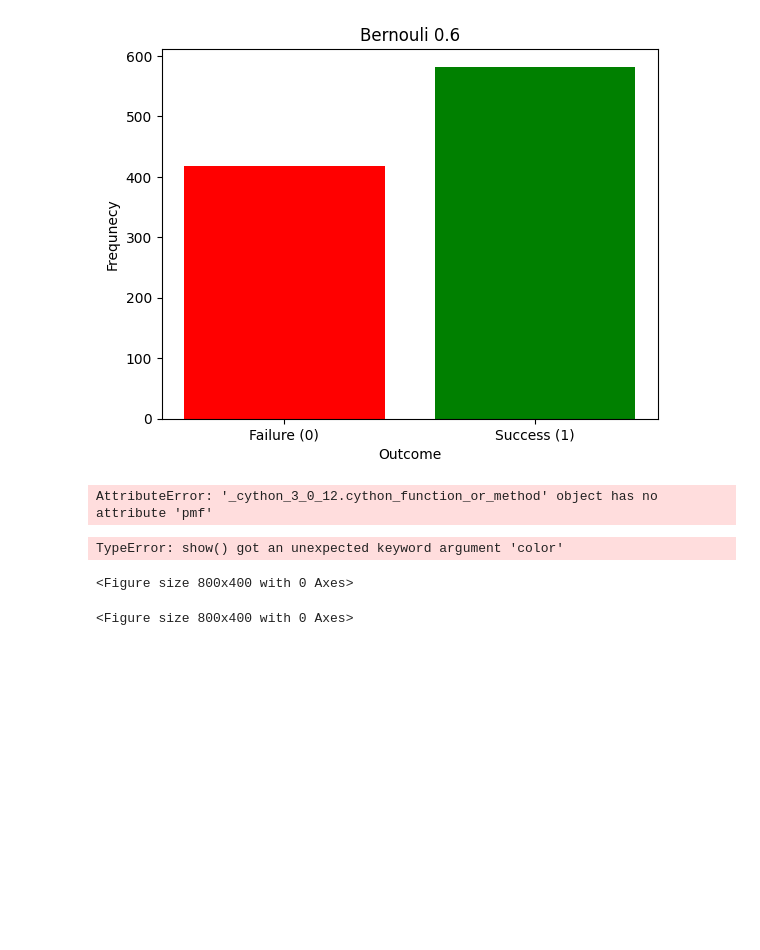
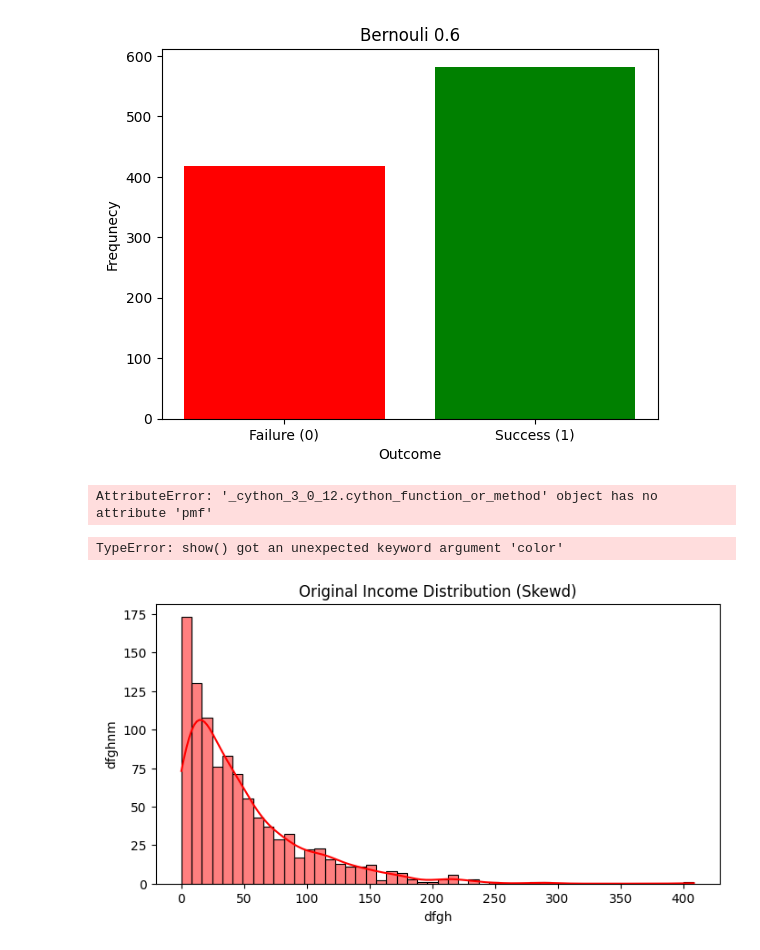
Before and after one commit to manivenkatasai9494/tekworks, a Jupyter notebook: stats/disyy.ipynb, the cells around one changed output. Drawn from its saved outputs; the diff is of its cells as text; code cells hidden in the pictures; blank space fills up the shorter version.

```diff
--- a/stats/disyy.ipynb
+++ b/stats/disyy.ipynb
@@ -63,8 +63,12 @@ import seaborn as sns
 # %%
 np.random.seed(42)
 income_data = np.random.exponential(scale=50,size=1000)
 
 plt.figure(figsize=(8,4))
+sns.histplot(income_data,bins=50,kde=True,color='r')
+plt.title("Original Income Distribution (Skewd)")
+plt.xlabel("dfgh")
+plt.ylabel("dfghnm")
+plt.show()
 # %% [output]
-<Figure size 800x400 with 0 Axes>
-<Figure size 800x400 with 0 Axes>
+[figure, added]
```
Also changed, not shown: parts of 1 cell of this notebook, 4 other files.
